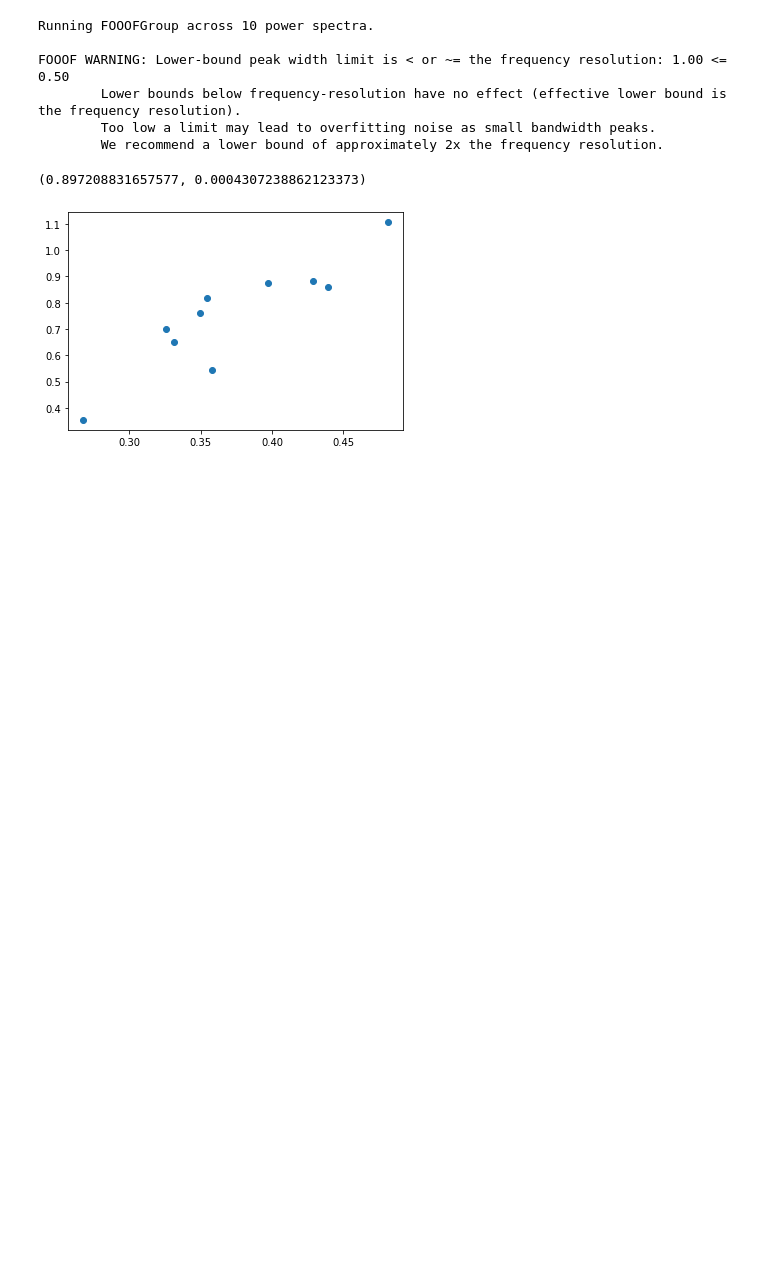
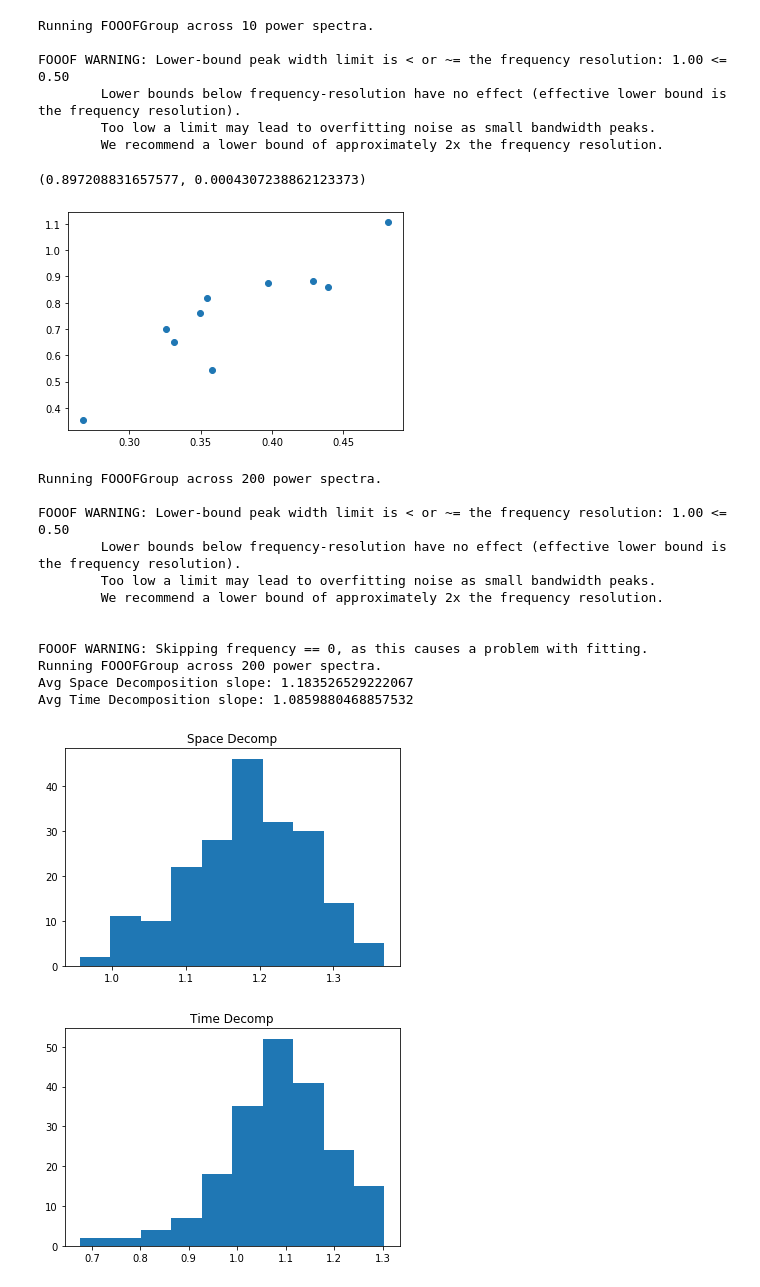
Before and after one commit to rdgao/SpaceRecon, a Jupyter notebook: notebooks/spacetime_spectrum.ipynb, the cells around one changed output. Saved outputs shown, nothing was run; the diff lists cells and outputs as text; code cells hidden in the pictures; blank space fills up the shorter version.

Commit message:
new spacetime_spectrum

```diff
--- a/notebooks/spacetime_spectrum.ipynb
+++ b/notebooks/spacetime_spectrum.ipynb
@@ -31,5 +20,6 @@ array([[ 0,  2,  0, ...,  0,  0,  0],
 # %%
-datafolder = '/Users/rdgao/Documents/data/Stringer_neuropixel/spikes/'
+datafolder = '../../Neuropixel/'
+ # '/Users/rdgao/Documents/data/Stringer_neuropixel/spikes/'
 mice = ['Krebs', 'Waksman', 'Robbins']
 feats = ['SU T Exp.', 'Pop. T Exp.', 'Pop. S Exp.', 'SSA Low Exp.','SSA High Exp.']
 
@@ -37,11 +27,8 @@ df_collect = []
 val_regions = []
 fr_all, pca_all, psd_all, ssa_all = [], [], [], []
 for i_m in range(3):
-    # load data
     df_spk, df_info = load_mouse_data(datafolder, i_m, return_type='binned', bin_width=1)
-    # each element in spk_list is the matrix of spike counts for a single area
     spk_list, region_labels = return_pops(df_spk, df_info)
-
     print(region_labels, [s.shape[1] for s in spk_list])
     fr_all.append([s.shape[1]/s.shape[0] for s in spk_list])
 
@@ -79,7 +66,8 @@ for i_m in range(3):
 
     # PCA over all population
     pop_pca = PCA(n_pc).fit(df_spk[df_spk.columns[su_start_ind:]].values)
-    pca_pool = np.concatenate((pop_pca.explained_variance_ratio_[None,:], pca_pool))
+
+    pca_pool = np.concatenate((pop_pca.explained_variance_ratio_[None,:], pca_pool)) #egvals
 
     # FOOOF eigenspectrum
     n_eval = 20
@@ -206,0 +193,3 @@ def
+# %%
+#set we are using
+rSPCA_d = df_spk[df_spk.columns[su_start_ind:]]
@@ -206,0 +263,17 @@ def
+# %%
+pc, ft = randomSubsetDecomp(rSPCA_d, 100, 200, n_pc = 30)
+# %% [output]
+Running FOOOFGroup across 200 power spectra.
+
+FOOOF WARNING: Lower-bound peak width limit is < or ~= the frequency resolution: 1.00 <= 0.50
+        Lower bounds below frequency-resolution have no effect (effective lower bound is the frequency resolution).
+        Too low a limit may lead to overfitting noise as small bandwidth peaks.
+        We recommend a lower bound of approximately 2x the frequency resolution.
+
+
+FOOOF WARNING: Skipping frequency == 0, as this causes a problem with fitting.
+Running FOOOFGroup across 200 power spectra.
+Avg Space Decomposition slope: 1.183526529222067
+Avg Time Decomposition slope: 1.0859880468857532
+[figure, added]
+[figure, added]
```
Also changed, not shown: parts of 14 cells of this notebook.
